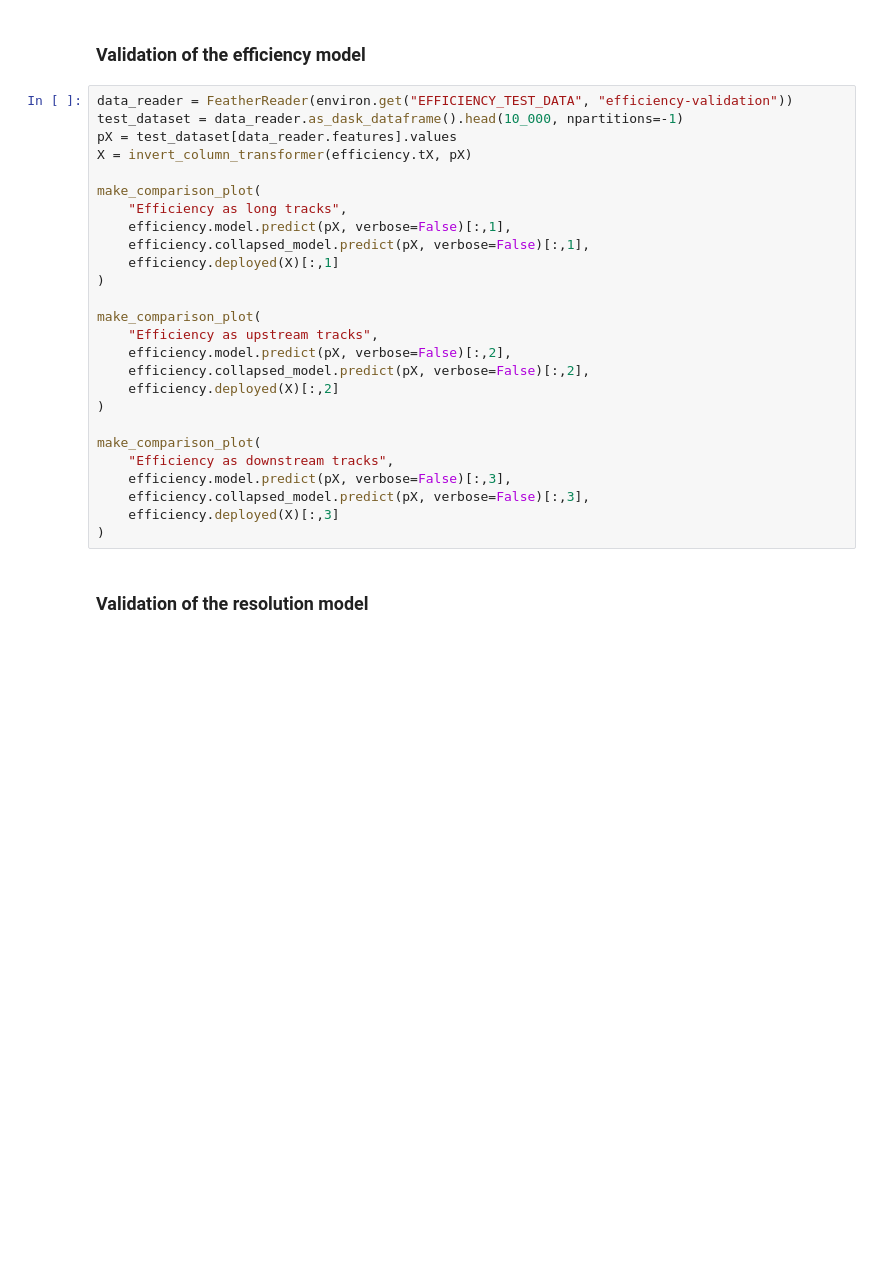
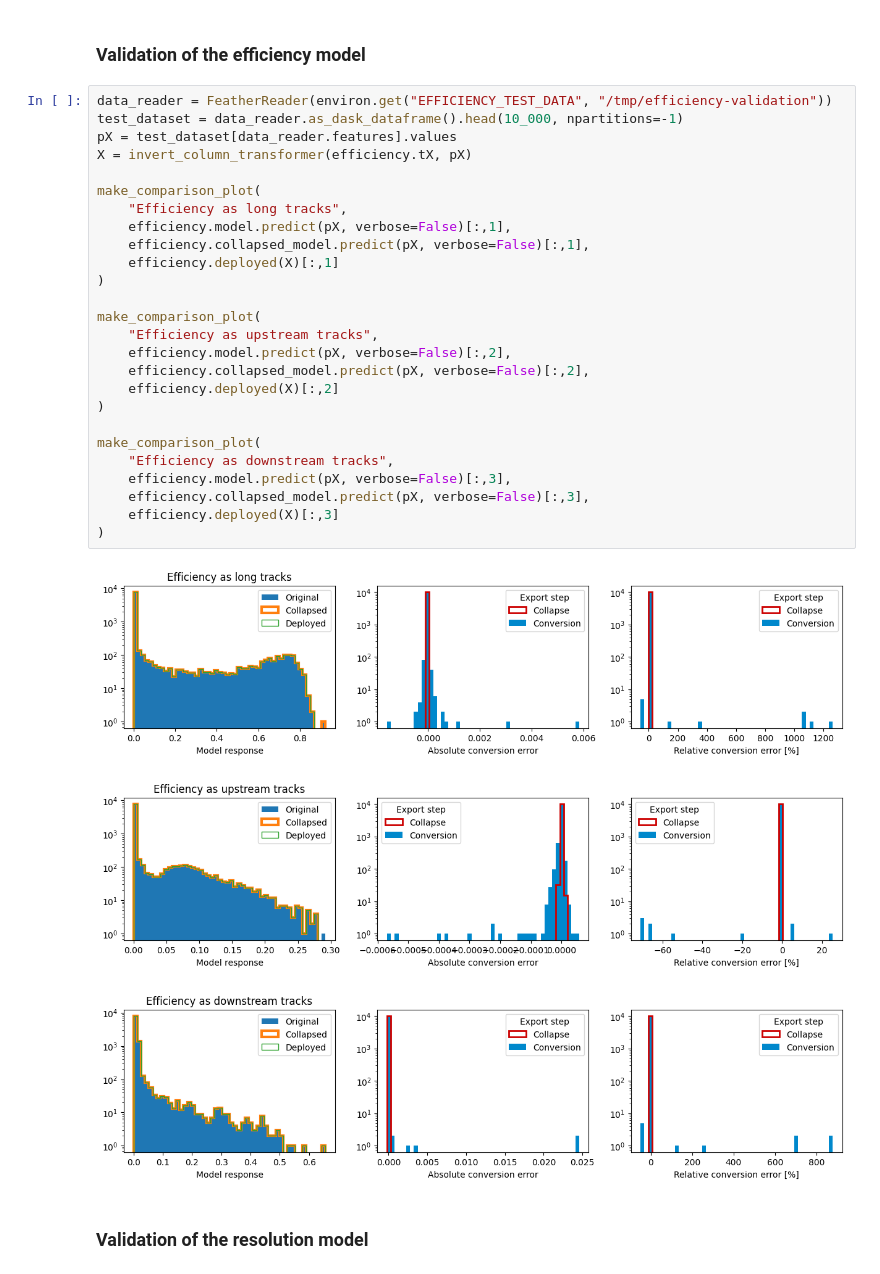
Before and after one commit to landerlini/lb-trksim-train, a Jupyter notebook: notebooks/workflow/notebooks/Deploy.ipynb, the cells around one changed output. Drawn from its saved outputs; the diff is of its cells as text; blank space fills up the shorter version.

```diff
--- a/notebooks/workflow/notebooks/Deploy.ipynb
+++ b/notebooks/workflow/notebooks/Deploy.ipynb
@@ -470,31 +480,35 @@ make_comparison_plot(
 # %% [markdown]
 ### Validation of the efficiency model
 # %%
-data_reader = FeatherReader(environ.get("EFFICIENCY_TEST_DATA", "efficiency-validation"))
+data_reader = FeatherReader(environ.get("EFFICIENCY_TEST_DATA", "/tmp/efficiency-validation"))
 test_dataset = data_reader.as_dask_dataframe().head(10_000, npartitions=-1)
 pX = test_dataset[data_reader.features].values
 X = invert_column_transformer(efficiency.tX, pX)
 
 make_comparison_plot(
     "Efficiency as long tracks",
     efficiency.model.predict(pX, verbose=False)[:,1],
     efficiency.collapsed_model.predict(pX, verbose=False)[:,1],
     efficiency.deployed(X)[:,1]
 )
 
 make_comparison_plot(
     "Efficiency as upstream tracks",
     efficiency.model.predict(pX, verbose=False)[:,2],
     efficiency.collapsed_model.predict(pX, verbose=False)[:,2],
     efficiency.deployed(X)[:,2]
 )
 
 make_comparison_plot(
     "Efficiency as downstream tracks",
     efficiency.model.predict(pX, verbose=False)[:,3],
     efficiency.collapsed_model.predict(pX, verbose=False)[:,3],
     efficiency.deployed(X)[:,3]
 )
+# %% [output]
+[figure, added]
+[figure, added]
+[figure, added]
 # %% [markdown]
 ### Validation of the resolution model
 # %%
```
Also changed, not shown: parts of 8 cells of this notebook, 2 other files.
